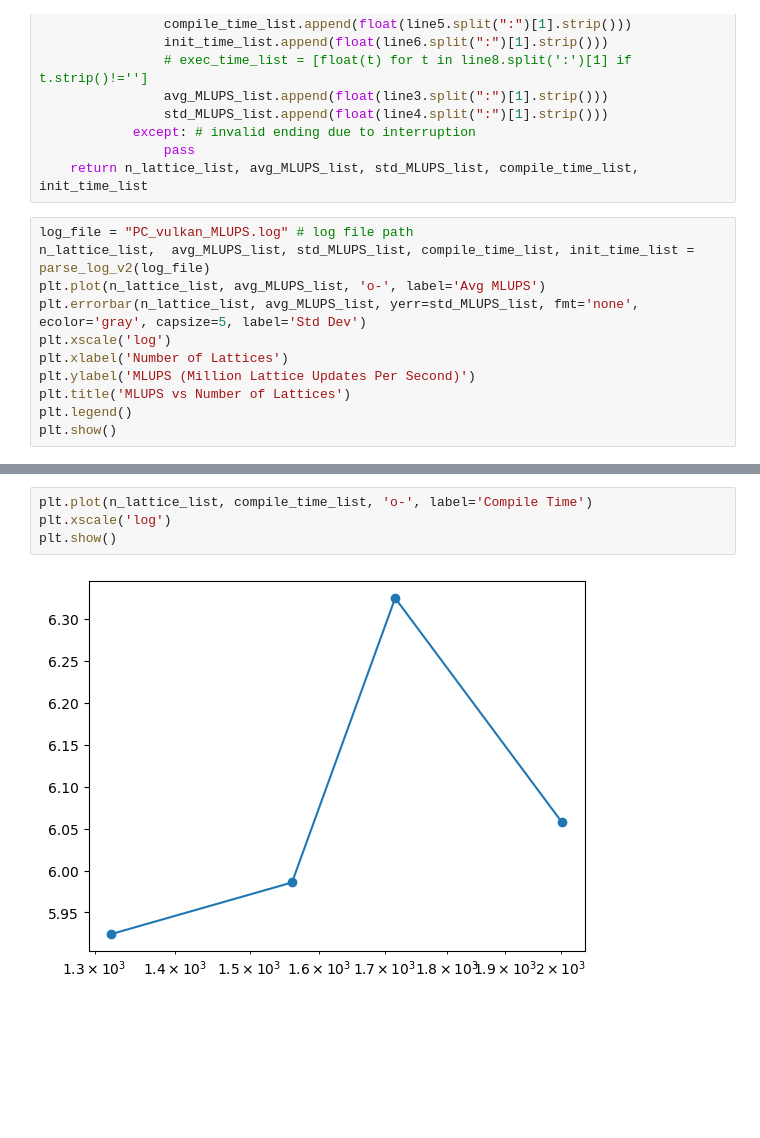
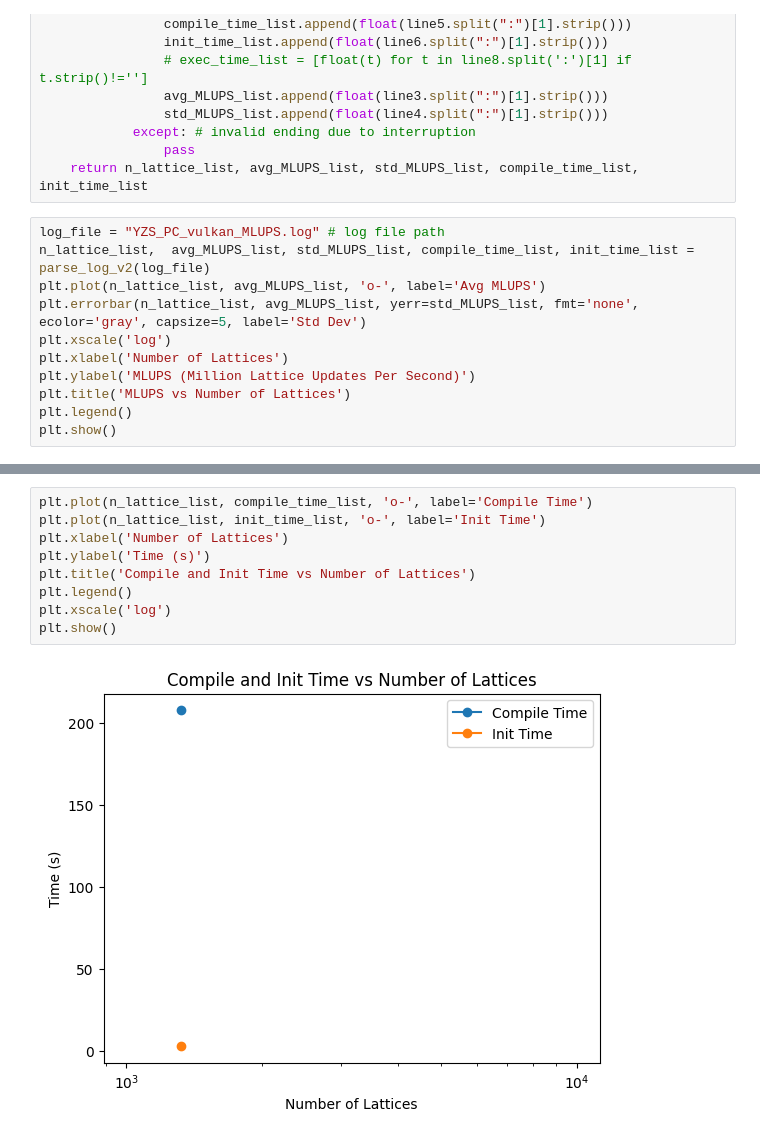
Before and after one commit to YueZeshi/LBM_porousChem, a Jupyter notebook: notebook/MLUPS_test.ipynb, the cells around one changed output, grey strips where cells are left out. Drawn from its saved outputs; the diff is of its cells as text; blank space fills up the shorter version.

Commit message:
add comment in MLUPS_test.ipynb

```diff
--- a/notebook/MLUPS_test.ipynb
+++ b/notebook/MLUPS_test.ipynb
@@ -65,7 +73,7 @@ def parse_log_v2(log_file):
                 pass
     return n_lattice_list, avg_MLUPS_list, std_MLUPS_list, compile_time_list, init_time_list
 # %%
-log_file = "PC_vulkan_MLUPS.log" # log file path
+log_file = "YZS_PC_vulkan_MLUPS.log" # log file path
 n_lattice_list,  avg_MLUPS_list, std_MLUPS_list, compile_time_list, init_time_list = parse_log_v2(log_file)
 plt.plot(n_lattice_list, avg_MLUPS_list, 'o-', label='Avg MLUPS')
 plt.errorbar(n_lattice_list, avg_MLUPS_list, yerr=std_MLUPS_list, fmt='none', ecolor='gray', capsize=5, label='Std Dev')
@@ -80,6 +88,11 @@ plt.show()
 # %%
 plt.plot(n_lattice_list, compile_time_list, 'o-', label='Compile Time')
+plt.plot(n_lattice_list, init_time_list, 'o-', label='Init Time')
+plt.xlabel('Number of Lattices')
+plt.ylabel('Time (s)')
+plt.title('Compile and Init Time vs Number of Lattices')
+plt.legend()
 plt.xscale('log')
 plt.show()
 # %% [output]
-[figure, old version]
+[figure, new version]
```
Also changed, not shown: parts of 2 cells of this notebook, 2 other files.
